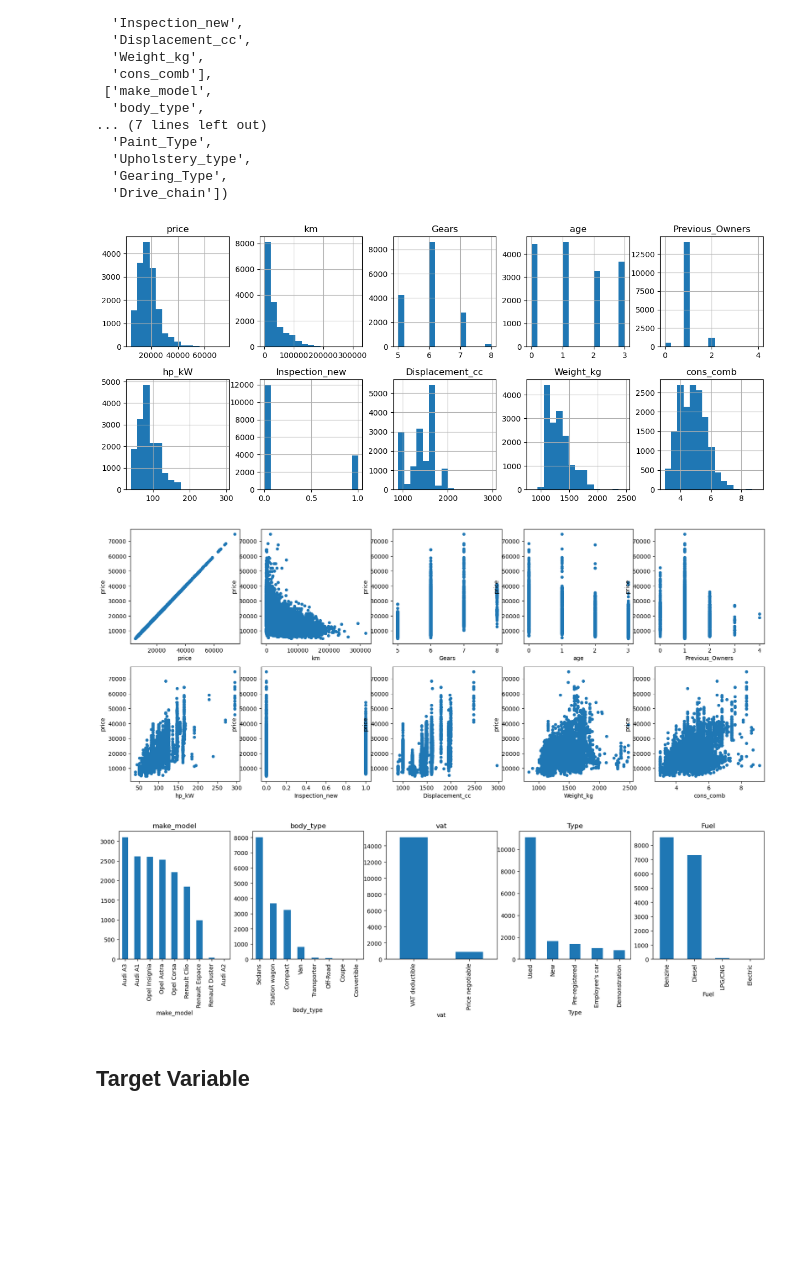
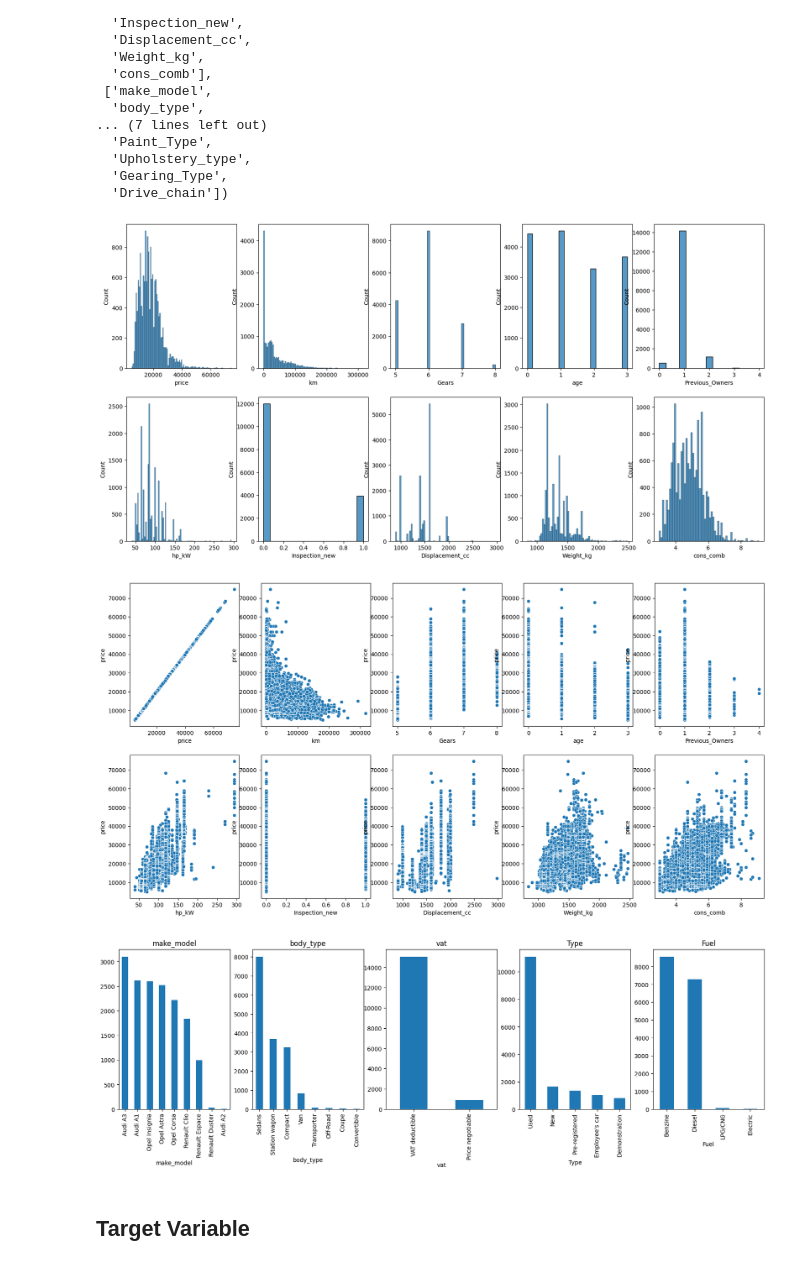
Before and after one commit to yatesmac/car_price_prediction, a Jupyter notebook: notebooks/data_exploration.ipynb, the cells around one changed output. Saved outputs shown, nothing was run; the diff lists cells and outputs as text; code cells hidden in the pictures; blank space fills up the shorter version.

Commit message:
Added Seaborn visualizations.

```diff
--- a/notebooks/data_exploration.ipynb
+++ b/notebooks/data_exploration.ipynb
@@ -233,30 +271,41 @@ numerical, categorical
   'Drive_chain'])
 # %%
 # Plot distribution of numerical features
-df[numerical].hist(bins=15, figsize=(15, 6), layout=(2, 5))
+plt.figure(figsize=(20,10))
+for i, col in enumerate(numerical, 1):
+    ax = plt.subplot(2, 5, i)
+    sns.histplot(data=df, x=col, ax=ax)
 plt.show()
+
+# Without using sns:
+# df[numerical].hist(bins=15, figsize=(15, 6), layout=(2, 5))
+# plt.show()
 # %% [output]
-[figure, old version]
+[figure, new version]
 # %%
 # Scatter plots of price against other numerical variables
-plt.figure(figsize=(20,8))
+plt.figure(figsize=(20,10))
 for i, col in enumerate(numerical, 1):
     ax = plt.subplot(2, 5, i)
-    df.plot(kind='scatter', x=col, y='price', ax=ax)
+    sns.scatterplot(data=df, x=col, y='price', ax=ax)
+
+#   without sns:
+#   df.plot(kind='scatter', x=col, y='price', ax=ax)
+
 plt.show()
 # %% [output]
-[figure, old version]
+[figure, new version]
 # %%
 # Plot distribution of selected categorical features
 cols = ['make_model', 'body_type', 'vat', 'Type', 'Fuel']
-plt.figure(figsize=(20, 4))
+plt.figure(figsize=(20, 5))
 for i, col in enumerate(cols, 1):
     plt.subplot(1, 5, i)
     df[col].value_counts().plot(kind='bar')
     plt.title(col)
 plt.show()
 # %% [output]
-[figure, old version]
+[figure, new version]
 # %% [markdown]
 ## Target Variable
 # %%
```
Also changed, not shown: parts of 9 cells of this notebook, 4 other files.
